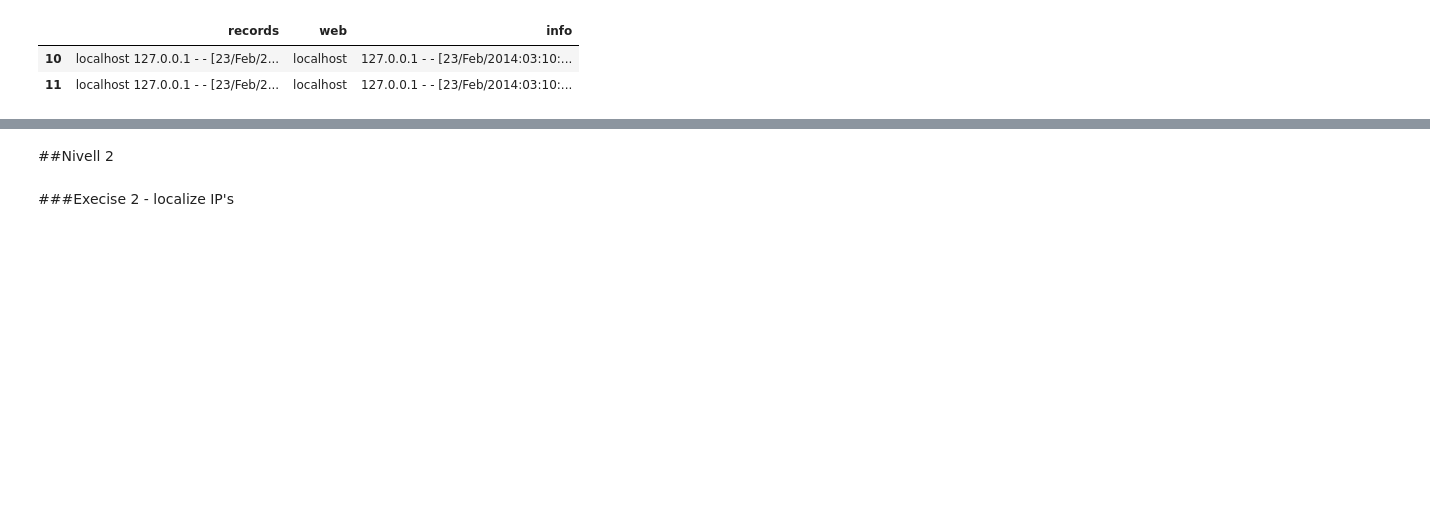
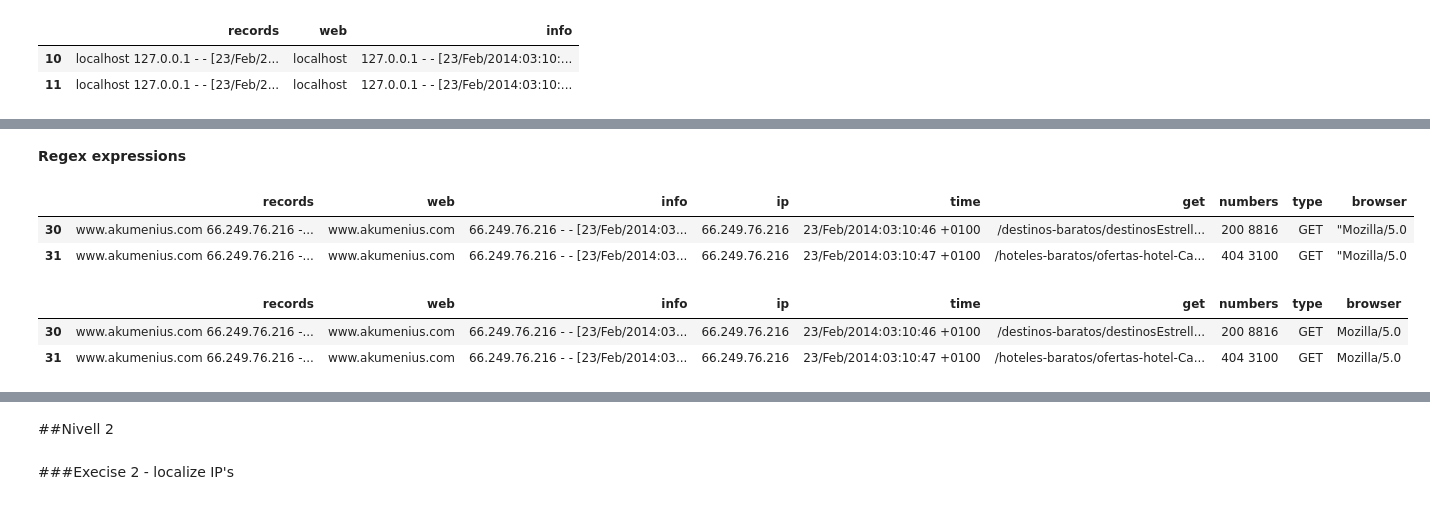
Before and after one commit to dominikapetru/Registre_de_logs, a Jupyter notebook: Sprint5_T01.ipynb, the cells around one changed output, grey strips where cells are left out. Cells and saved outputs as stored; diff of their text form; code cells hidden in the pictures; blank space fills up the shorter version.

```diff
--- a/Sprint5_T01.ipynb
+++ b/Sprint5_T01.ipynb
@@ -83,3 +96,22 @@ data[30:32]
+# %% [markdown]
+**Regex expressions**
+# %%
+pattern='\"[A-Z]\w+.\d.\d'
+S = data['info']
+x = [itm[0] for itm in S.str.findall('\"[A-Z]\w+.\d.\d') if len(itm)>0]
+data['browser'] = x[0]
+data[30:32]
+# %% [output]
+|  | records | web | info | ip | time | get | numbers | type | browser |
+| 30 | www.akumenius.com 66.249.76.216 -... | www.akumenius.com | 66.249.76.216 - - [23/Feb/2014:03... | 66.249.76.216 | 23/Feb/2014:03:10:46 +0100 | /destinos-baratos/destinosEstrell... | 200 8816 | GET | "Mozilla/5.0 |
+| 31 | www.akumenius.com 66.249.76.216 -... | www.akumenius.com | 66.249.76.216 - - [23/Feb/2014:03... | 66.249.76.216 | 23/Feb/2014:03:10:47 +0100 | /hoteles-baratos/ofertas-hotel-Ca... | 404 3100 | GET | "Mozilla/5.0 |
+# %%
+data['browser'] = data['browser'].str.strip('"')
+data[30:32]
+# %% [output]
+|  | records | web | info | ip | time | get | numbers | type | browser |
+| 30 | www.akumenius.com 66.249.76.216 -... | www.akumenius.com | 66.249.76.216 - - [23/Feb/2014:03... | 66.249.76.216 | 23/Feb/2014:03:10:46 +0100 | /destinos-baratos/destinosEstrell... | 200 8816 | GET | Mozilla/5.0 |
+| 31 | www.akumenius.com 66.249.76.216 -... | www.akumenius.com | 66.249.76.216 - - [23/Feb/2014:03... | 66.249.76.216 | 23/Feb/2014:03:10:47 +0100 | /hoteles-baratos/ofertas-hotel-Ca... | 404 3100 | GET | Mozilla/5.0 |
 # %%
 #final table of content
 dataMod = data.copy()
```
Also changed, not shown: parts of 21 cells of this notebook, 1 other file.
